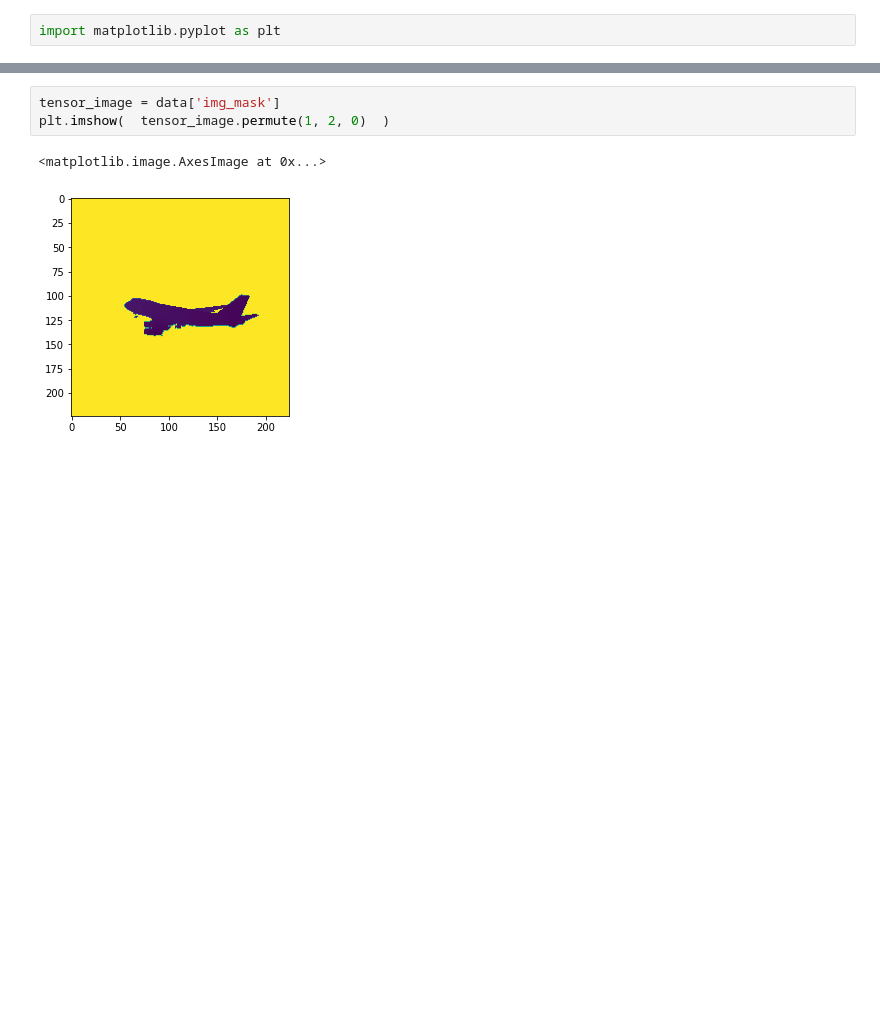
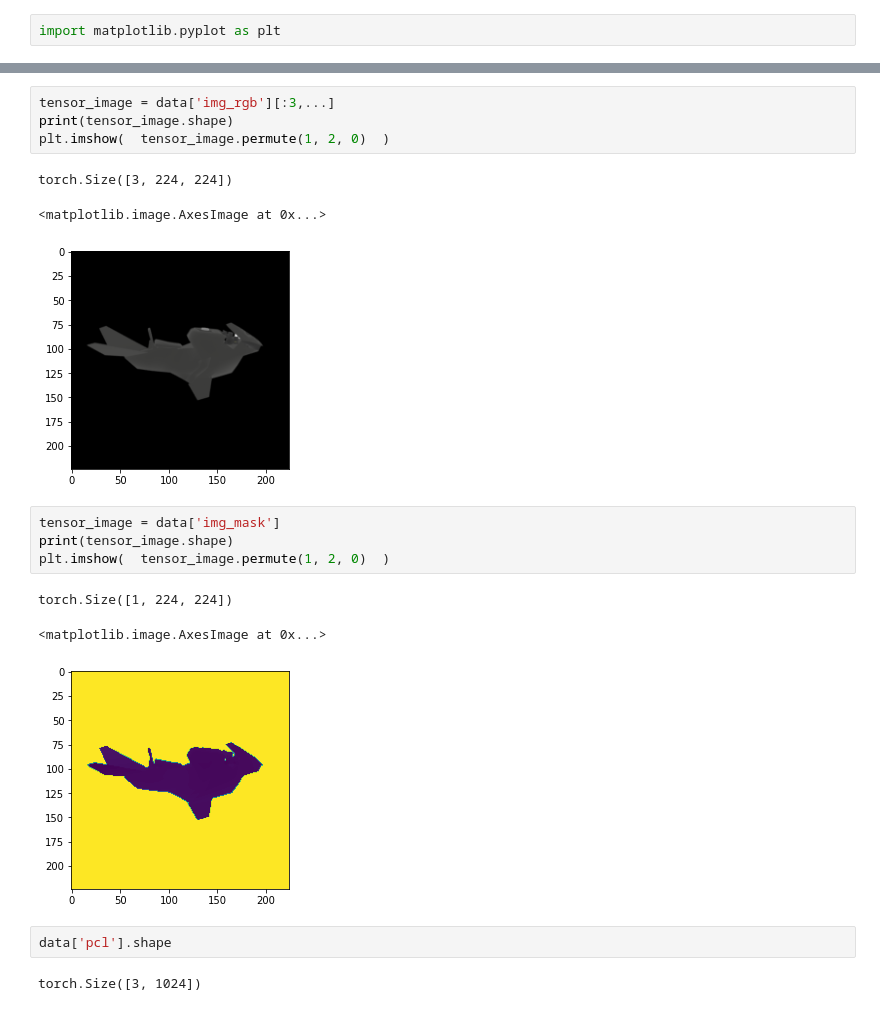
Before and after one commit to varsha-raveendran/ssl_3d_recon_pytorch, a Jupyter notebook: SSL_Recon.ipynb, the cells around one changed output, grey strips where cells are left out. Saved outputs shown, nothing was run; the diff lists cells and outputs as text; blank space fills up the shorter version.

```diff
--- a/SSL_Recon.ipynb
+++ b/SSL_Recon.ipynb
@@ -81,6 +67,20 @@ plt.imshow(  tensor_image.permute(1, 2, 0)  )
+# %%
+tensor_image = data['img_rgb'][:3,...]
+print(tensor_image.shape)
+plt.imshow(  tensor_image.permute(1, 2, 0)  )
+# %% [output]
+torch.Size([3, 224, 224])
+<matplotlib.image.AxesImage at 0x...>
+[figure, added]
 # %%
 tensor_image = data['img_mask']
+print(tensor_image.shape)
 plt.imshow(  tensor_image.permute(1, 2, 0)  )
 # %% [output]
-<matplotlib.image.AxesImage at 0x...>
+torch.Size([1, 224, 224])
+<matplotlib.image.AxesImage at 0x...>
-[figure, old version]
+[figure, new version]
+# %%
+data['pcl'].shape
+# %% [output]
+torch.Size([3, 1024])
```
Also changed, not shown: parts of 20 cells of this notebook, 4 other files.
